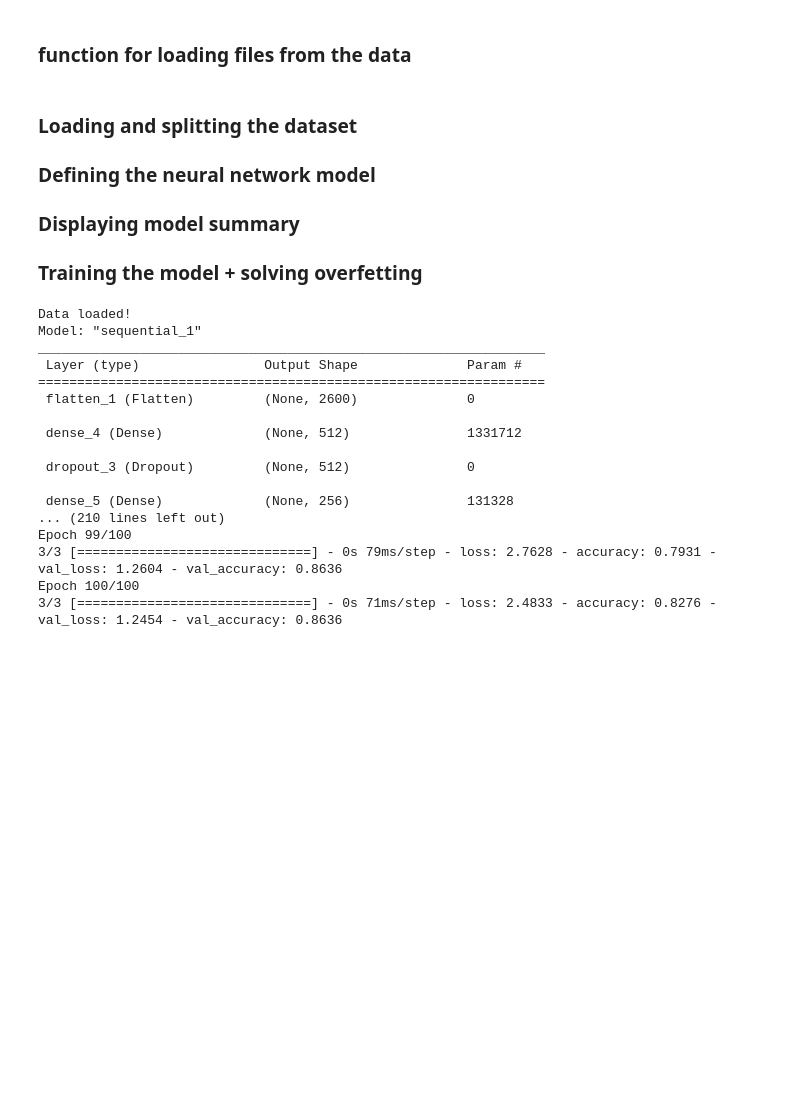
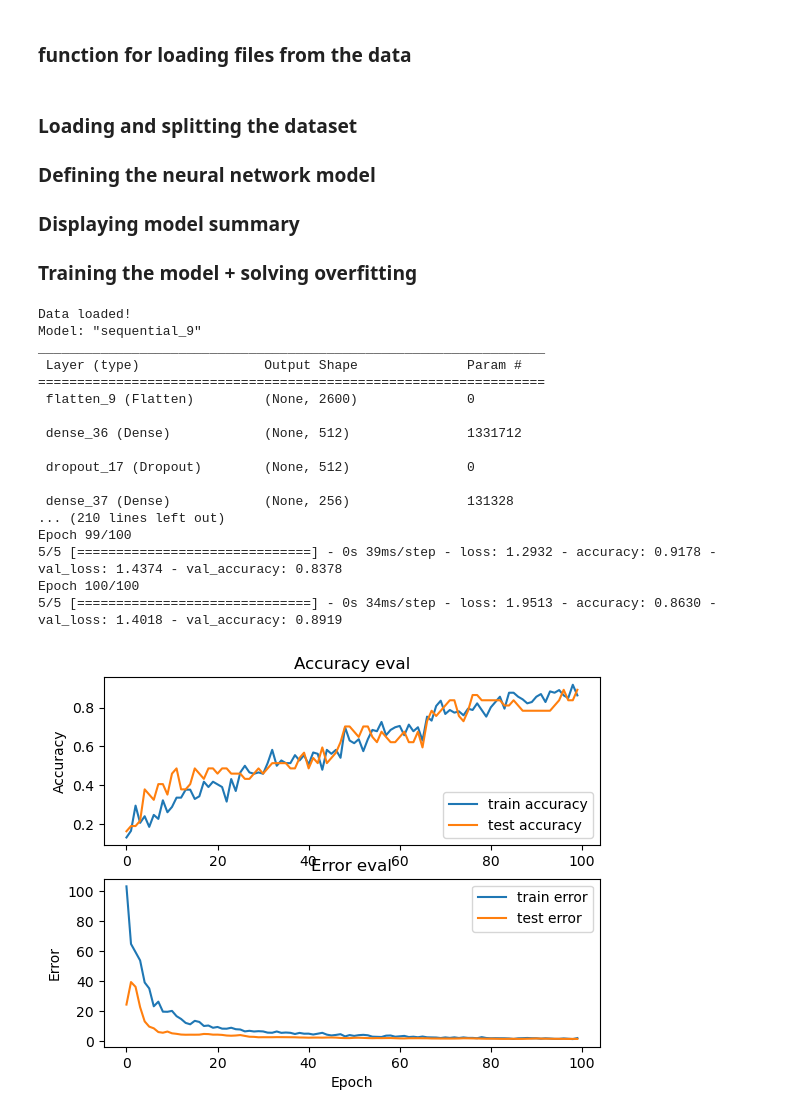
Before and after one commit to myraissa/Coin_Classifier, a Jupyter notebook: algorithm.ipynb, the cells around one changed output. Drawn from its saved outputs; the diff is of its cells as text; code cells hidden in the pictures; blank space fills up the shorter version.

```diff
--- a/algorithm.ipynb
+++ b/algorithm.ipynb
@@ -109,7 +112,25 @@ def load_data(dataset):
 ### Loading and splitting the dataset
 ### Defining the neural network model
 ### Displaying model summary
-### Training the model + solving overfetting
+### Training the model + solving overfitting
+# %%
+def learning_curve(history):
+    fig, axs = plt.subplots(2)
+
+    axs[0].plot(history.history["accuracy"], label="train accuracy")
+    axs[0].plot(history.history["val_accuracy"], label="test accuracy")
+    axs[0].set_ylabel("Accuracy")
+    axs[0].legend(loc="lower right")
+    axs[0].set_title("Accuracy eval")
+
+    axs[1].plot(history.history["loss"], label="train error")
+    axs[1].plot(history.history["val_loss"], label="test error")
+    axs[1].set_ylabel("Error")
+    axs[1].set_xlabel("Epoch")
+    axs[1].legend(loc="upper right")
+    axs[1].set_title("Error eval")
+
+    plt.show()
 # %%
 X, y = load_data(json_file)
 X_train, X_test, y_train, y_test = train_test_split(X, y, test_size=0.2)
@@ -118,44 +139,46 @@ model = keras.Sequential([
 
         keras.layers.Flatten(input_shape=(X.shape[1], X.shape[2])),
 
         keras.layers.Dense(512, activation='relu', kernel_regularizer=keras.regularizers.l2(0.001)),
-        keras.layers.Dropout(0.3),
+        keras.layers.Dropout(0.16),
 
         keras.layers.Dense(256, activation='relu', kernel_regularizer=keras.regularizers.l2(0.001)),
-        keras.layers.Dropout(0.3),
+        keras.layers.Dropout(0.16),
 
         keras.layers.Dense(64, activation='relu', kernel_regularizer=keras.regularizers.l2(0.001)),
-        keras.layers.Dropout(0.3),
+        keras.layers.Dropout(0.16),
 
-        keras.layers.Dense(3, activation='softmax')
+        keras.layers.Dense(6, activation='softmax')
     ])
 
 optimiser = keras.optimizers.Adam(learning_rate=0.0001)
 model.compile(optimizer=optimiser,
               loss='sparse_categorical_crossentropy',
               metrics=['accuracy'])
 
 model.summary()
 
 history = model.fit(X_train, y_train, validation_data=(X_test, y_test), batch_size=32, epochs=100)
+learning_curve(history)
 # %% [output]
 Data loaded!
-Model: "sequential_1"
+Model: "sequential_9"
 _________________________________________________________________
  Layer (type)                Output Shape              Param #
 =================================================================
- flatten_1 (Flatten)         (None, 2600)              0
+ flatten_9 (Flatten)         (None, 2600)              0
 
- dense_4 (Dense)             (None, 512)               1331712
+ dense_36 (Dense)            (None, 512)               1331712
 
- dropout_3 (Dropout)         (None, 512)               0
+ dropout_17 (Dropout)        (None, 512)               0
 
- dense_5 (Dense)             (None, 256)               131328
+ dense_37 (Dense)            (None, 256)               131328
 ... (210 lines left out)
 Epoch 99/100
-3/3 [==============================] - 0s 79ms/step - loss: 2.7628 - accuracy: 0.7931 - val_loss: 1.2604 - val_accuracy: 0.8636
+5/5 [==============================] - 0s 39ms/step - loss: 1.2932 - accuracy: 0.9178 - val_loss: 1.4374 - val_accuracy: 0.8378
 Epoch 100/100
-3/3 [==============================] - 0s 71ms/step - loss: 2.4833 - accuracy: 0.8276 - val_loss: 1.2454 - val_accuracy: 0.8636
+5/5 [==============================] - 0s 34ms/step - loss: 1.9513 - accuracy: 0.8630 - val_loss: 1.4018 - val_accuracy: 0.8919
+[figure, added]
 # %%
 def preprocess_audio(file_path):
     signal, sr = librosa.load(file_path, sr=22050)
```
Also changed, not shown: parts of 6 cells of this notebook, 43 other files.
